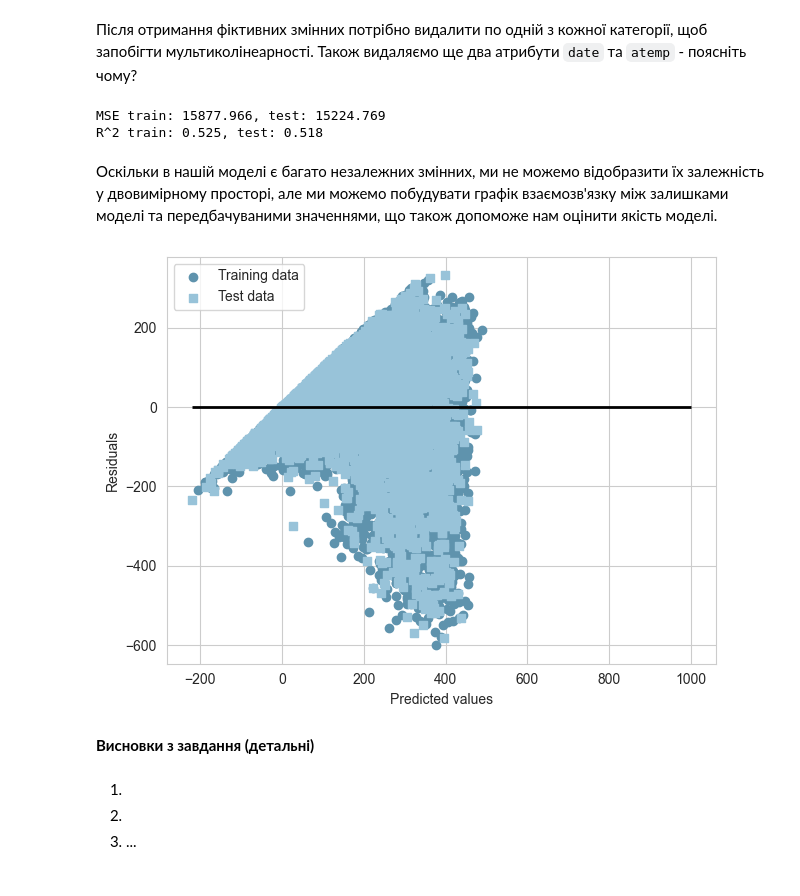
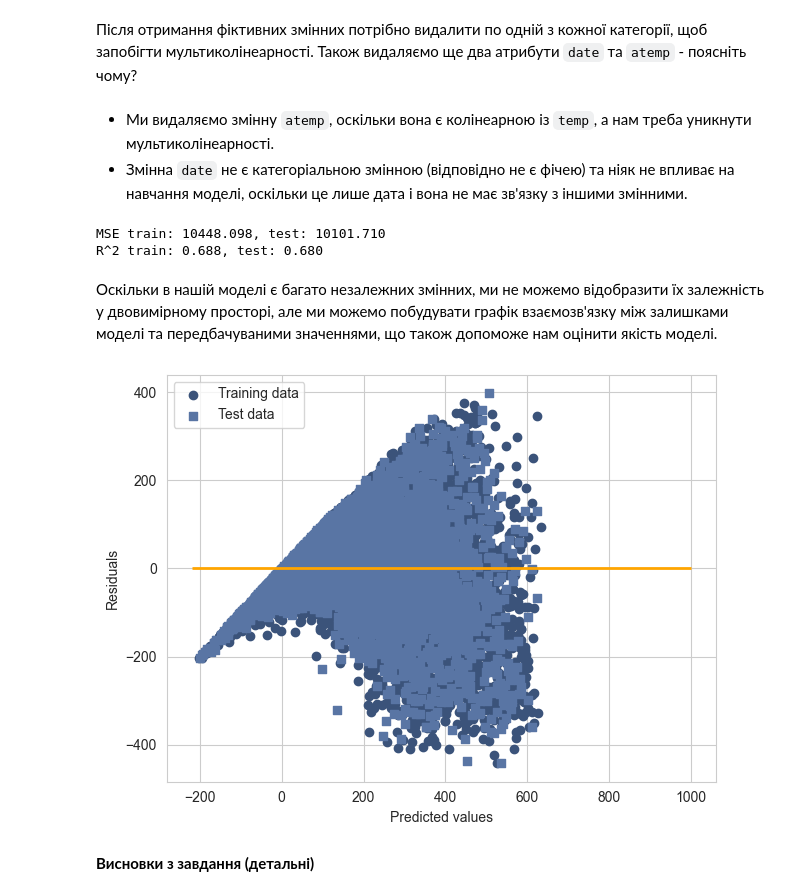
Before and after one commit to HumnytskaLiza/ai-labs, a Jupyter notebook: task4/Task4_Regression_basicAI_liza_humnytska.ipynb, the cells around one changed output. Cells and saved outputs as stored; diff of their text form; code cells hidden in the pictures.

```diff
--- a/task4/Task4_Regression_basicAI_liza_humnytska.ipynb
+++ b/task4/Task4_Regression_basicAI_liza_humnytska.ipynb
@@ -375,16 +435,24 @@ ax.xaxis.tick_top()
 # %%
 def get_dummies(df: pd.DataFrame):
   features = pd.concat([df,
-                      pd.get_dummies(df['season']),
-                      pd.get_dummies(df['mnth']),
-                      pd.get_dummies(df['weekday']),
-                      pd.get_dummies(df['weathersit']),
+                      pd.get_dummies(df['season'], prefix='season'),
+                      pd.get_dummies(df['yr'], prefix='yr'),
+                      pd.get_dummies(df['mnth'], prefix='mnth'),
+                      pd.get_dummies(df['hr'], prefix='hr'),
+                      pd.get_dummies(df['holiday'], prefix='holiday'),
+                      pd.get_dummies(df['weekday'], prefix='weekday'),
+                      pd.get_dummies(df['workingday'], prefix='workingday'),
+                      pd.get_dummies(df['weathersit'], prefix='weathersit'),
                       ], axis = 1
                      )
   features = features.drop(['season',
+                            'yr',
                             'mnth',
+                            'hr',
+                            'holiday',
                             'weekday',
-                            'weathersit'
+                            'workingday',
+                            'weathersit',
                             ], axis = 1)
   return features
 # %%
@@ -410,8 +478,11 @@ display(features.head(5))
 [train_linear_model](https://scikit-learn.org/stable/modules/generated/sklearn.linear_model.LinearRegression.html)
 # %% [markdown]
 Після отримання фіктивних змінних потрібно видалити по одній з кожної категорії, щоб запобігти мультиколінеарності. Також видаляємо ще два атрибути `date` та `atemp` - поясніть чому?
+# %% [markdown]
+- Ми видаляємо змінну `atemp`, оскільки вона є колінеарною із `temp`, а нам треба уникнути мультиколінеарності.
+- Змінна `date` не є категоріальною змінною (відповідно не є фічею) та ніяк не впливає на навчання моделі, оскільки це лише дата і вона не має зв'язку з іншими змінними.
 # %%
-features_lr = features.drop(['atemp', 'date'], axis = 1)
+features_lr = features.drop(['season_spring', 'yr_1', 'mnth_4', 'hr_0', 'holiday_0', 'weekday_0', 'workingday_1', 'weathersit_1', 'atemp', 'date'], axis = 1)
 # %%
 def get_train_data(df: pd.DataFrame, target:str, test_size:float):
   X = df.drop(target, axis="columns")
@@ -441,27 +512,21 @@ print('R^2 train: {:.3f}, test: {:.3f}'.format(
         r2_score(y_train, y_train_pred),
         r2_score(y_test, y_test_pred)))
 # %% [output]
-MSE train: 15877.966, test: 15224.769
-R^2 train: 0.525, test: 0.518
+MSE train: 10448.098, test: 10101.710
+R^2 train: 0.688, test: 0.680
 # %% [markdown]
 Оскільки в нашій моделі є багато незалежних змінних, ми не можемо відобразити їх залежність у двовимірному просторі, але ми можемо побудувати графік взаємозв'язку між залишками моделі та передбачуваними значеннями, що також допоможе нам оцінити якість моделі.
 # %%
 plt.scatter(y_train_pred,  y_train_pred - y_train,
-            c='#5f93ad', marker='o', label='Training data')
+            c='#3B537A', marker='o', label='Training data')
 plt.scatter(y_test_pred,  y_test_pred - y_test,
-            c='#98c3d9', marker='s', label='Test data')
+            c='#5975A4', marker='s', label='Test data')
 plt.xlabel('Predicted values')
 plt.ylabel('Residuals')
 plt.legend(loc='upper left')
-plt.hlines(y=0, xmin=-220, xmax=1000, lw=2, color='#000000')
+plt.hlines(y=0, xmin=-220, xmax=1000, lw=2, color='orange')
 plt.tight_layout()
 # %% [output]
-[figure, old version]
+[figure, new version]
 # %% [markdown]
 **Висновки з завдання (детальні)**
-# %% [markdown]
-
-
-1.
-2.
-3. ...
```
Also changed, not shown: parts of 16 cells of this notebook.
